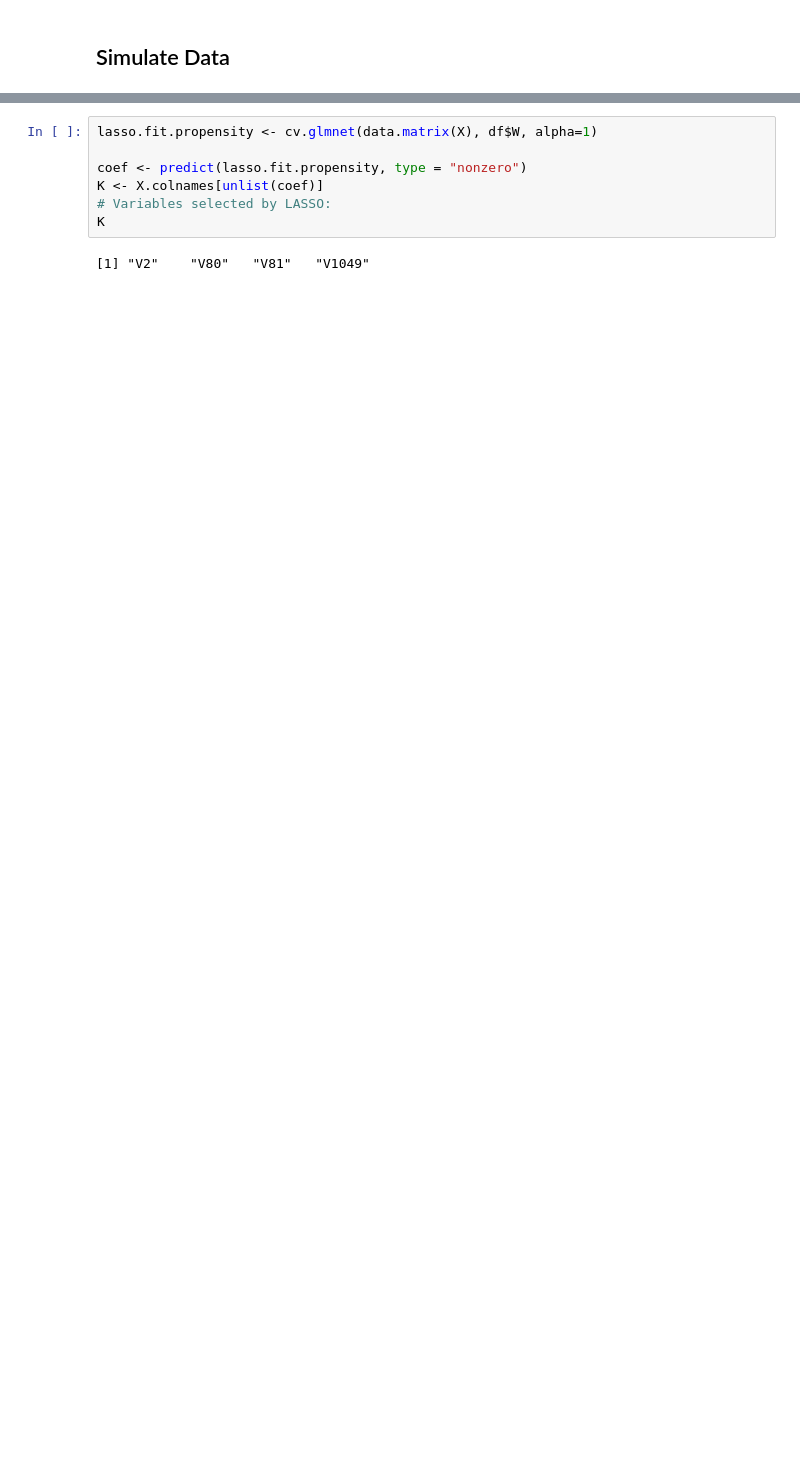
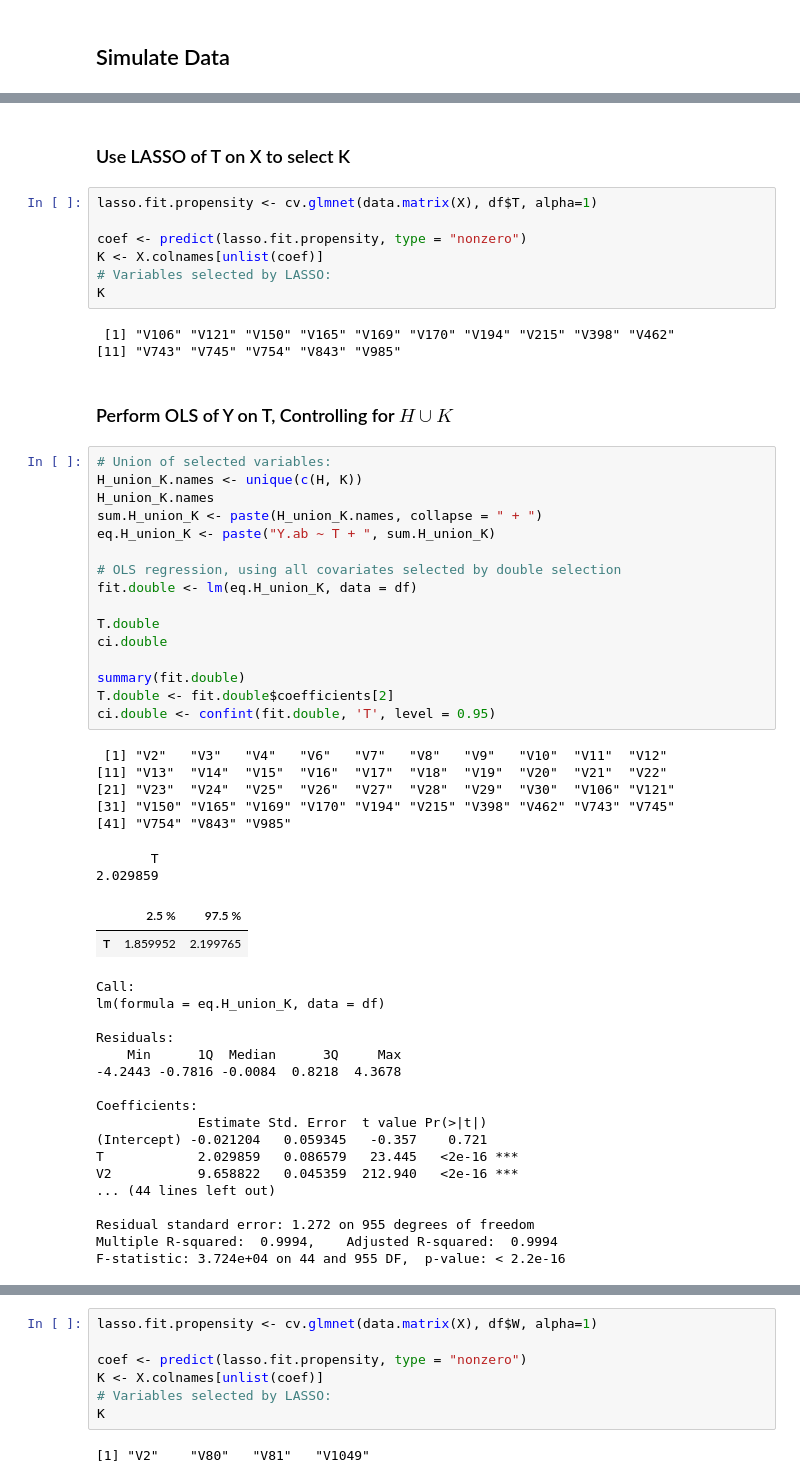
Before and after one commit to TeconomicsBlog/notebooks, a Jupyter notebook: covariate_selection.ipynb, the cells around one changed output, grey strips where cells are left out. Cells and saved outputs as stored; diff of their text form; blank space fills up the shorter version.

```diff
--- a/covariate_selection.ipynb
+++ b/covariate_selection.ipynb
@@ -60,0 +74,57 @@ H
+# %% [markdown]
+### Use LASSO of T on X to select K
+# %%
+lasso.fit.propensity <- cv.glmnet(data.matrix(X), df$T, alpha=1)
+
+coef <- predict(lasso.fit.propensity, type = "nonzero")
+K <- X.colnames[unlist(coef)]
+# Variables selected by LASSO:
+K
+# %% [output]
+ [1] "V106" "V121" "V150" "V165" "V169" "V170" "V194" "V215" "V398" "V462"
+[11] "V743" "V745" "V754" "V843" "V985"
+# %% [markdown]
+### Perform OLS of Y on T, Controlling for $H \cup K$
+# %%
+# Union of selected variables:
+H_union_K.names <- unique(c(H, K))
+H_union_K.names
+sum.H_union_K <- paste(H_union_K.names, collapse = " + ")
+eq.H_union_K <- paste("Y.ab ~ T + ", sum.H_union_K)
+
+# OLS regression, using all covariates selected by double selection
+fit.double <- lm(eq.H_union_K, data = df)
+
+T.double
+ci.double
+
+summary(fit.double)
+T.double <- fit.double$coefficients[2]
+ci.double <- confint(fit.double, 'T', level = 0.95)
+# %% [output]
+ [1] "V2"   "V3"   "V4"   "V6"   "V7"   "V8"   "V9"   "V10"  "V11"  "V12"
+[11] "V13"  "V14"  "V15"  "V16"  "V17"  "V18"  "V19"  "V20"  "V21"  "V22"
+[21] "V23"  "V24"  "V25"  "V26"  "V27"  "V28"  "V29"  "V30"  "V106" "V121"
+[31] "V150" "V165" "V169" "V170" "V194" "V215" "V398" "V462" "V743" "V745"
+[41] "V754" "V843" "V985"
+       T
+2.029859
+|  | 2.5 % | 97.5 % |
+| T | 1.859952 | 2.199765 |
+Call:
+lm(formula = eq.H_union_K, data = df)
+
+Residuals:
+    Min      1Q  Median      3Q     Max
+-4.2443 -0.7816 -0.0084  0.8218  4.3678
+
+Coefficients:
+             Estimate Std. Error  t value Pr(>|t|)
+(Intercept) -0.021204   0.059345   -0.357    0.721
+T            2.029859   0.086579   23.445   <2e-16 ***
+V2           9.658822   0.045359  212.940   <2e-16 ***
+... (44 lines left out)
+
+Residual standard error: 1.272 on 955 degrees of freedom
+Multiple R-squared:  0.9994,    Adjusted R-squared:  0.9994
+F-statistic: 3.724e+04 on 44 and 955 DF,  p-value: < 2.2e-16
```
Also changed, not shown: parts of 13 cells of this notebook.
